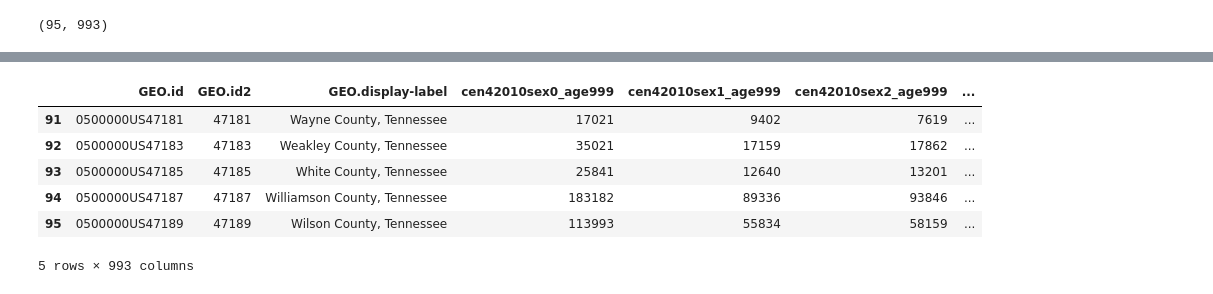
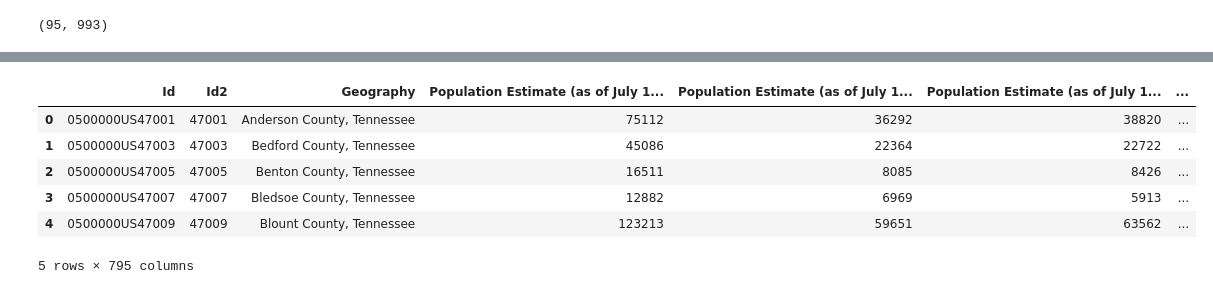
Before and after one commit to blackmonica/vanderbilt-aspire-data-essentials, a Jupyter notebook: Smile.ipynb, the cells around one changed output, grey strips where cells are left out. Cells and saved outputs as stored; diff of their text form; code cells hidden in the pictures.

Commit message:
drop

```diff
--- a/Smile.ipynb
+++ b/Smile.ipynb
@@ -83,8 +83,7 @@ cancer_df.head()
 | 3 | Scott County | 47151.0 | No | 241.0 | 214.5 | 270.0 | 63.0 | ... |
 | 4 | Cheatham County | 47021.0 | No | 239.6 | 217.8 | 263.0 | 97.0 | ... |
 # %%
-
-pop_df = pd.read_csv('data/PEP_2017_PEPAGESEX.csv',header = 1)
+pop_df = pd.read_csv('data/PEP_2017_PEPAGESEX.csv',skiprows = 1)
 pop_df.shape
 # %% [output]
 (95, 993)
@@ -101,11 +90,13 @@ pop_df.head()
-# %%
-pop_df.tail()
-# %% [output]
-|  | GEO.id | GEO.id2 | GEO.display-label | cen42010sex0_age999 | cen42010sex1_age999 | cen42010sex2_age999 | ... |
-| 91 | 0500000US47181 | 47181 | Wayne County, Tennessee | 17021 | 9402 | 7619 | ... |
-| 92 | 0500000US47183 | 47183 | Weakley County, Tennessee | 35021 | 17159 | 17862 | ... |
-| 93 | 0500000US47185 | 47185 | White County, Tennessee | 25841 | 12640 | 13201 | ... |
-| 94 | 0500000US47187 | 47187 | Williamson County, Tennessee | 183182 | 89336 | 93846 | ... |
-| 95 | 0500000US47189 | 47189 | Wilson County, Tennessee | 113993 | 55834 | 58159 | ... |
-5 rows × 993 columns
+# %%
+april_data = [col for col in pop_df.columns if col.startswith('April')]
+pop_df = pop_df.drop(april_data, axis = 1)
+pop_df.head()
+# %% [output]
+|  | Id | Id2 | Geography | Population Estimate (as of July 1... | Population Estimate (as of July 1... | Population Estimate (as of July 1... | ... |
+| 0 | 0500000US47001 | 47001 | Anderson County, Tennessee | 75112 | 36292 | 38820 | ... |
+| 1 | 0500000US47003 | 47003 | Bedford County, Tennessee | 45086 | 22364 | 22722 | ... |
+| 2 | 0500000US47005 | 47005 | Benton County, Tennessee | 16511 | 8085 | 8426 | ... |
+| 3 | 0500000US47007 | 47007 | Bledsoe County, Tennessee | 12882 | 6969 | 5913 | ... |
+| 4 | 0500000US47009 | 47009 | Blount County, Tennessee | 123213 | 59651 | 63562 | ... |
+5 rows × 795 columns
 # %%
```
Also changed, not shown: parts of 7 cells of this notebook.
